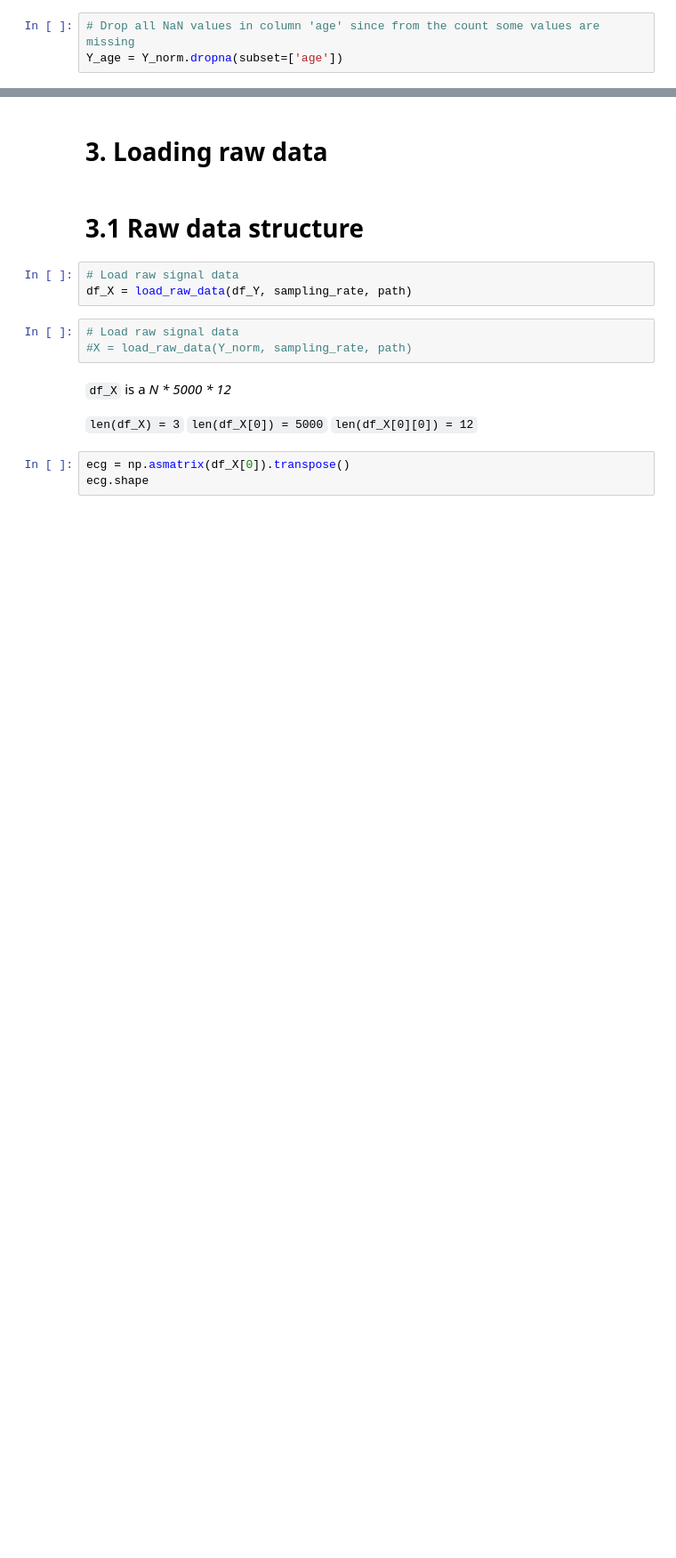
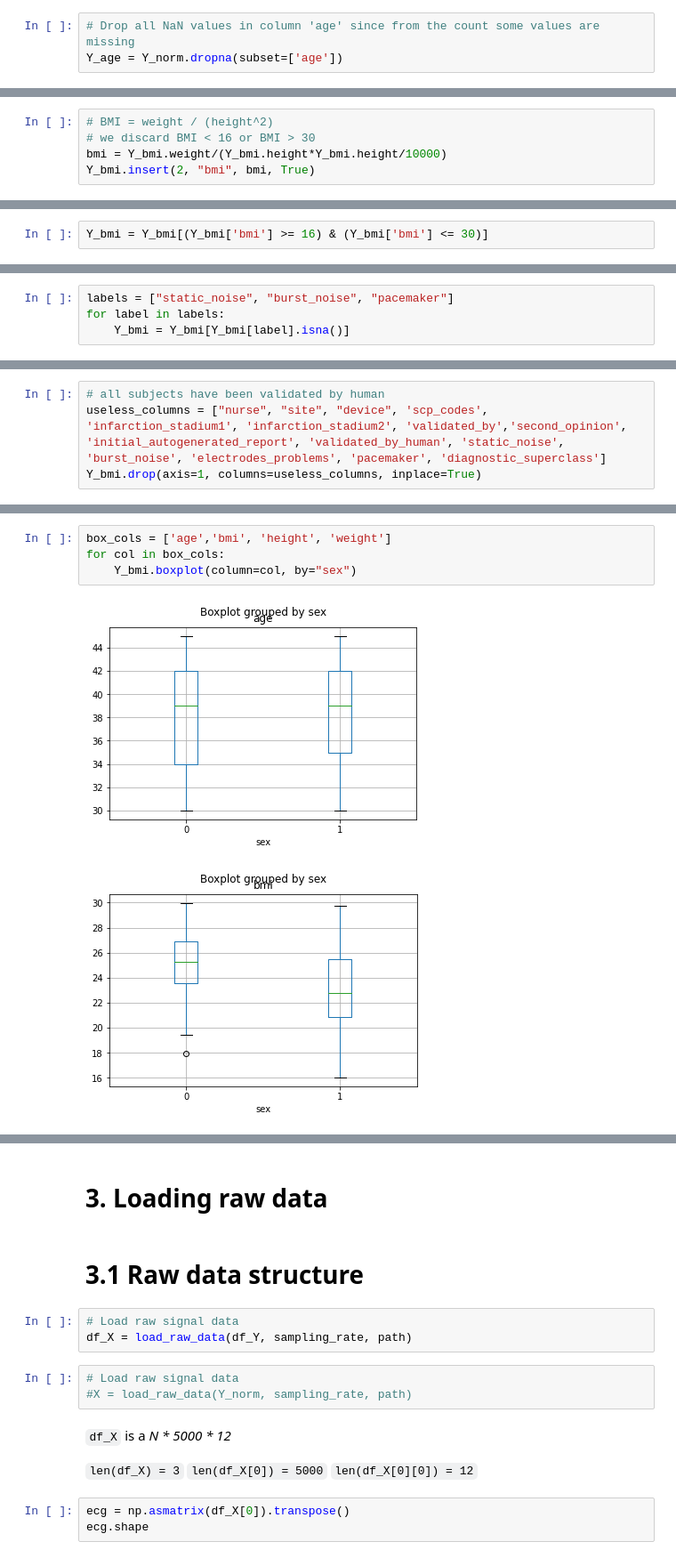
Before and after one commit to GabrieleBonzi/FDAxECG, a Jupyter notebook: src/Test.ipynb, the cells around one changed output, grey strips where cells are left out. Shown at 89% size. Drawn from its saved outputs; the diff is of its cells as text; blank space fills up the shorter version.

```diff
--- a/src/Test.ipynb
+++ b/src/Test.ipynb
@@ -132,0 +145,5 @@ df_Y.head()
+# %%
+# BMI = weight / (height^2)
+# we discard BMI < 16 or BMI > 30
+bmi = Y_bmi.weight/(Y_bmi.height*Y_bmi.height/10000)
+Y_bmi.insert(2, "bmi", bmi, True)
@@ -132,0 +172,2 @@ df_Y.head()
+# %%
+Y_bmi = Y_bmi[(Y_bmi['bmi'] >= 16) & (Y_bmi['bmi'] <= 30)]
@@ -132,0 +220,4 @@ df_Y.head()
+# %%
+labels = ["static_noise", "burst_noise", "pacemaker"]
+for label in labels:
+    Y_bmi = Y_bmi[Y_bmi[label].isna()]
@@ -132,0 +236,4 @@ df_Y.head()
+# %%
+# all subjects have been validated by human
+useless_columns = ["nurse", "site", "device", 'scp_codes', 'infarction_stadium1', 'infarction_stadium2', 'validated_by','second_opinion', 'initial_autogenerated_report', 'validated_by_human', 'static_noise', 'burst_noise', 'electrodes_problems', 'pacemaker', 'diagnostic_superclass']
+Y_bmi.drop(axis=1, columns=useless_columns, inplace=True)
@@ -132,0 +275,7 @@ df_Y.head()
+# %%
+box_cols = ['age','bmi', 'height', 'weight']
+for col in box_cols:
+    Y_bmi.boxplot(column=col, by="sex")
+# %% [output]
+[figure, added]
+[figure, added]
```
Also changed, not shown: parts of 16 cells of this notebook, 3 other files.
